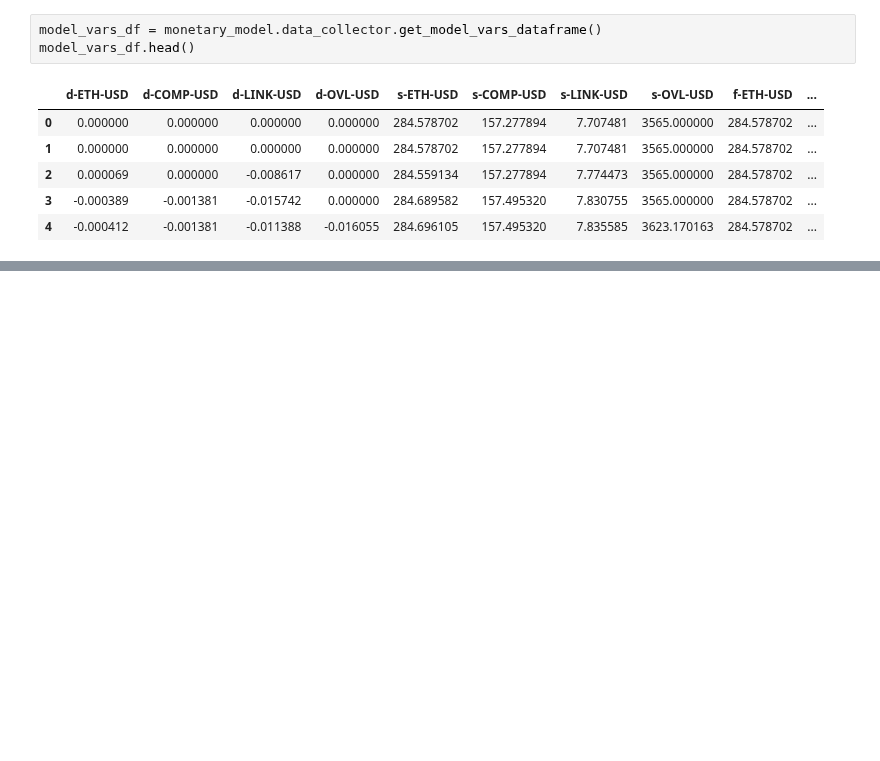
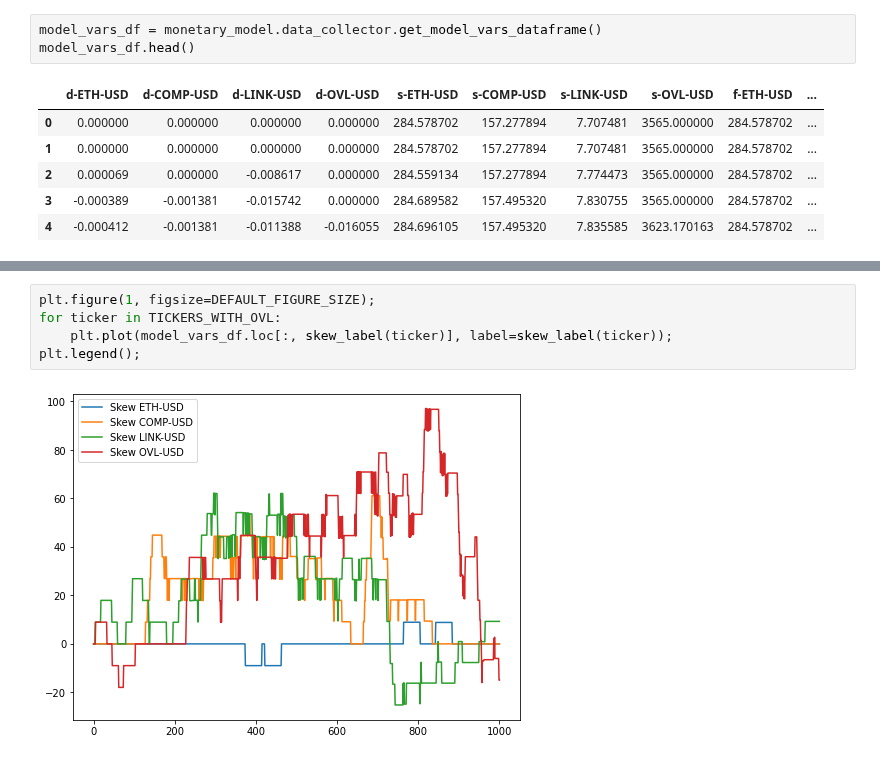
Before and after one commit to overlay-market/overlay-monetary, a Jupyter notebook: notebooks/Agent Based Simulation Performance Analysis.ipynb, the cells around one changed output, grey strips where cells are left out. Drawn from its saved outputs; the diff is of its cells as text; blank space fills up the shorter version.

```diff
--- a/notebooks/Agent Based Simulation Performance Analysis.ipynb
+++ b/notebooks/Agent Based Simulation Performance Analysis.ipynb
@@ -204,0 +259,7 @@ plt.plot()
+# %%
+plt.figure(1, figsize=DEFAULT_FIGURE_SIZE);
+for ticker in TICKERS_WITH_OVL:
+    plt.plot(model_vars_df.loc[:, skew_label(ticker)], label=skew_label(ticker));
+plt.legend();
+# %% [output]
+[figure, added]
```
Also changed, not shown: parts of 13 cells of this notebook, 3 other files.
